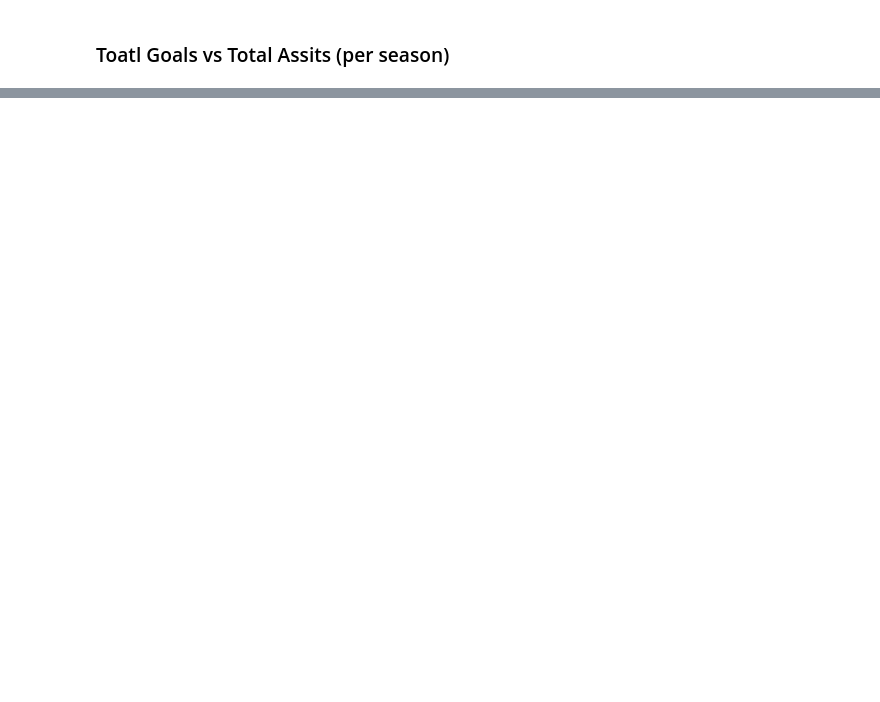
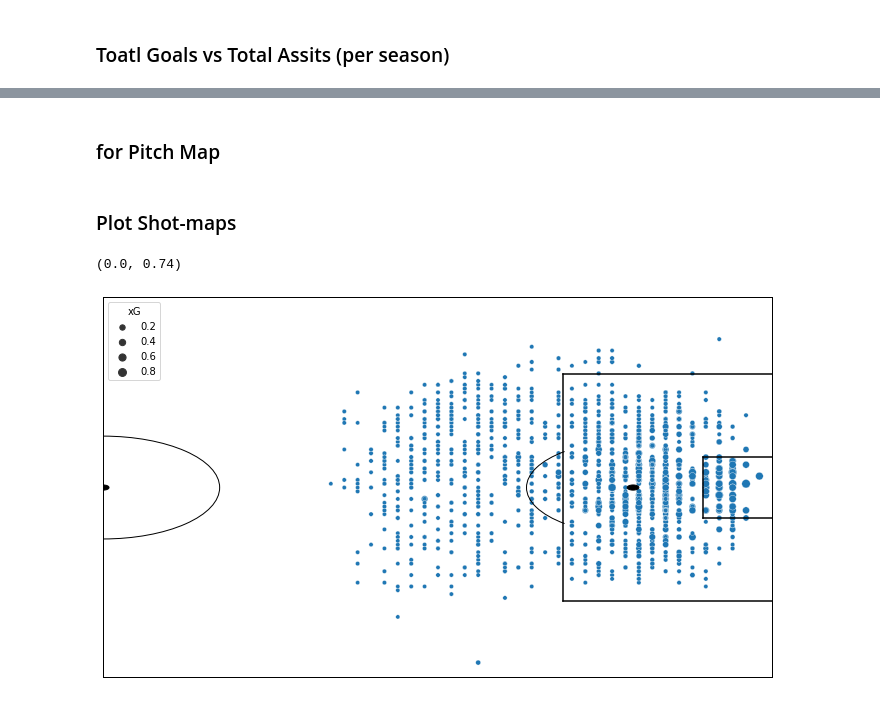
Before and after one commit to kaustavr19/Messi-vs-Ronaldo---An-Analytical-Debate, a Jupyter notebook: Messi_vs_Ronaldo_An_Analytical_Debate.ipynb, the cells around one changed output, grey strips where cells are left out. Cells and saved outputs as stored; diff of their text form; code cells hidden in the pictures; blank space fills up the shorter version.

```diff
--- a/Messi_vs_Ronaldo_An_Analytical_Debate.ipynb
+++ b/Messi_vs_Ronaldo_An_Analytical_Debate.ipynb
@@ -560,0 +582,15 @@ fig.show()
+# %%
+fig = px.scatter(x="xGChain", y="xGBuildup", data_frame=season_wise_meta_df, hover_name="season", text="Player", symbol="season", opacity=.8)
+fig.add_trace(go.Scatter(x=season_wise_meta_df["xGChain"],
+                         y=[season_wise_meta_df["xGBuildup"].mean()]*len(season_wise_meta_df),
+                         name = "Avg. xGBuildup",
+                         marker={"size":.1}))
+fig.add_trace(go.Scatter(y=season_wise_meta_df["xGBuildup"],
+                         x=[season_wise_meta_df["xGChain"].mean()]*len(season_wise_meta_df),
+                         name = "Avg. xGChain",
+                         marker={"size":.1}))
+fig.update_traces(textposition='top center',
+                 textfont_size=10,
+                 marker=dict(size=10))
+fig.update_layout(showlegend=True, height=800, width=1200)
+fig.show()
@@ -560,0 +601,14 @@ fig.show()
+# %% [markdown]
+### for Pitch Map
+# %%
+#setting boundaries and midpoint
+x_lims = [0, 1.15]
+y_lims = [0,0.74]
+
+x_mid = x_lims[1]/2
+y_mid = y_lims[1]/2
+
+#color and linewidth
+background_color = "black"
+line_color = "white"
+line_width = 2
@@ -560,0 +681,15 @@ fig.show()
+# %% [markdown]
+### Plot Shot-maps
+# %%
+shots_df["X"] = shots_df["X"].multiply(x_lims[1])
+shots_df["Y"] = shots_df["Y"].multiply(y_lims[1])
+# %%
+ax1 = create_full_pitch(x_lims, y_lims)
+
+sns.scatterplot(x="X", y="Y", data=shots_df[shots_df["Player"] == "Cristiano"], size="xG", ax=ax1)
+
+ax1.set_xlim([x_mid, x_lims[1]])
+ax1.set_ylim(y_lims)
+# %% [output]
+(0.0, 0.74)
+[figure, added]
```
Also changed, not shown: parts of 26 cells of this notebook.
